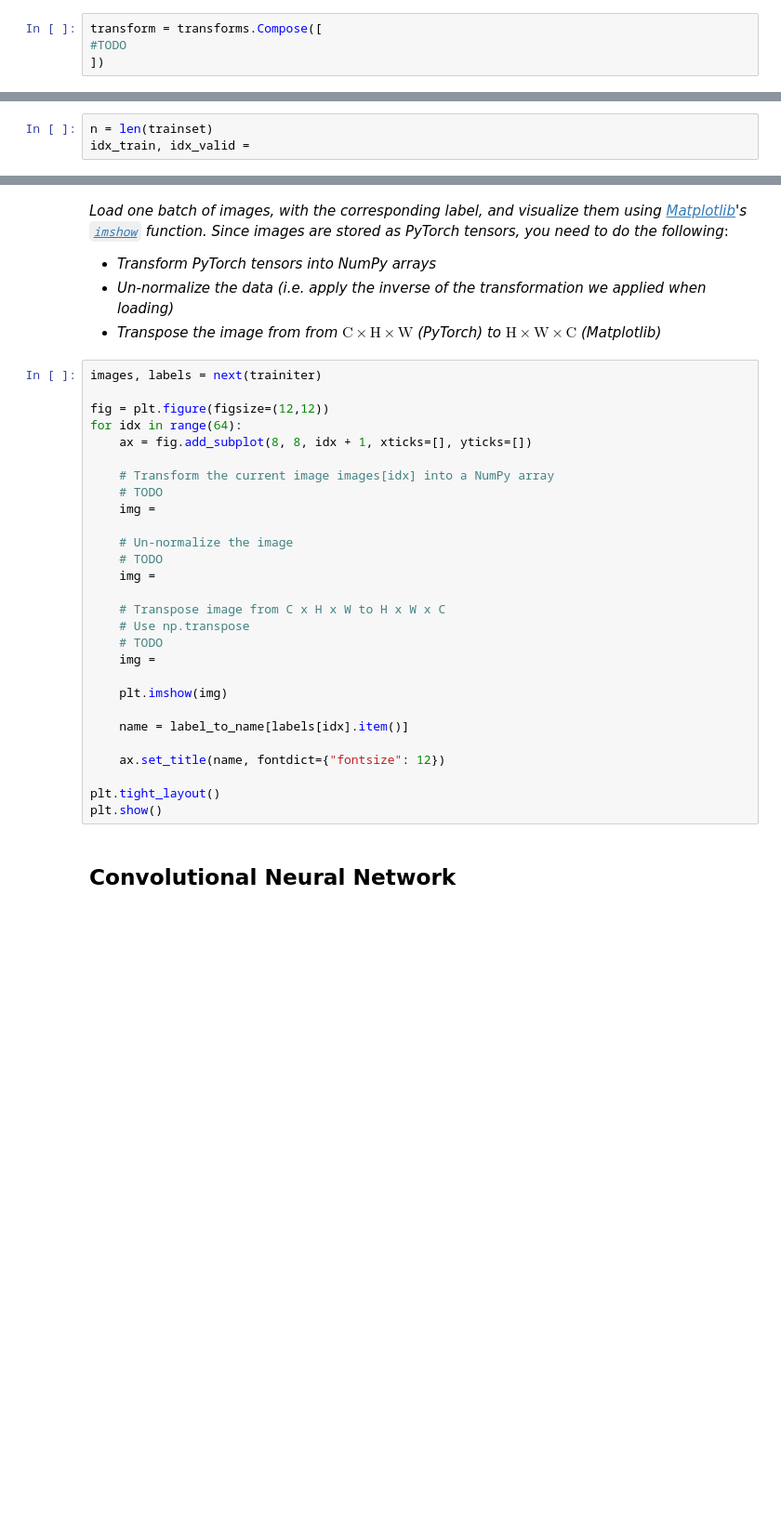
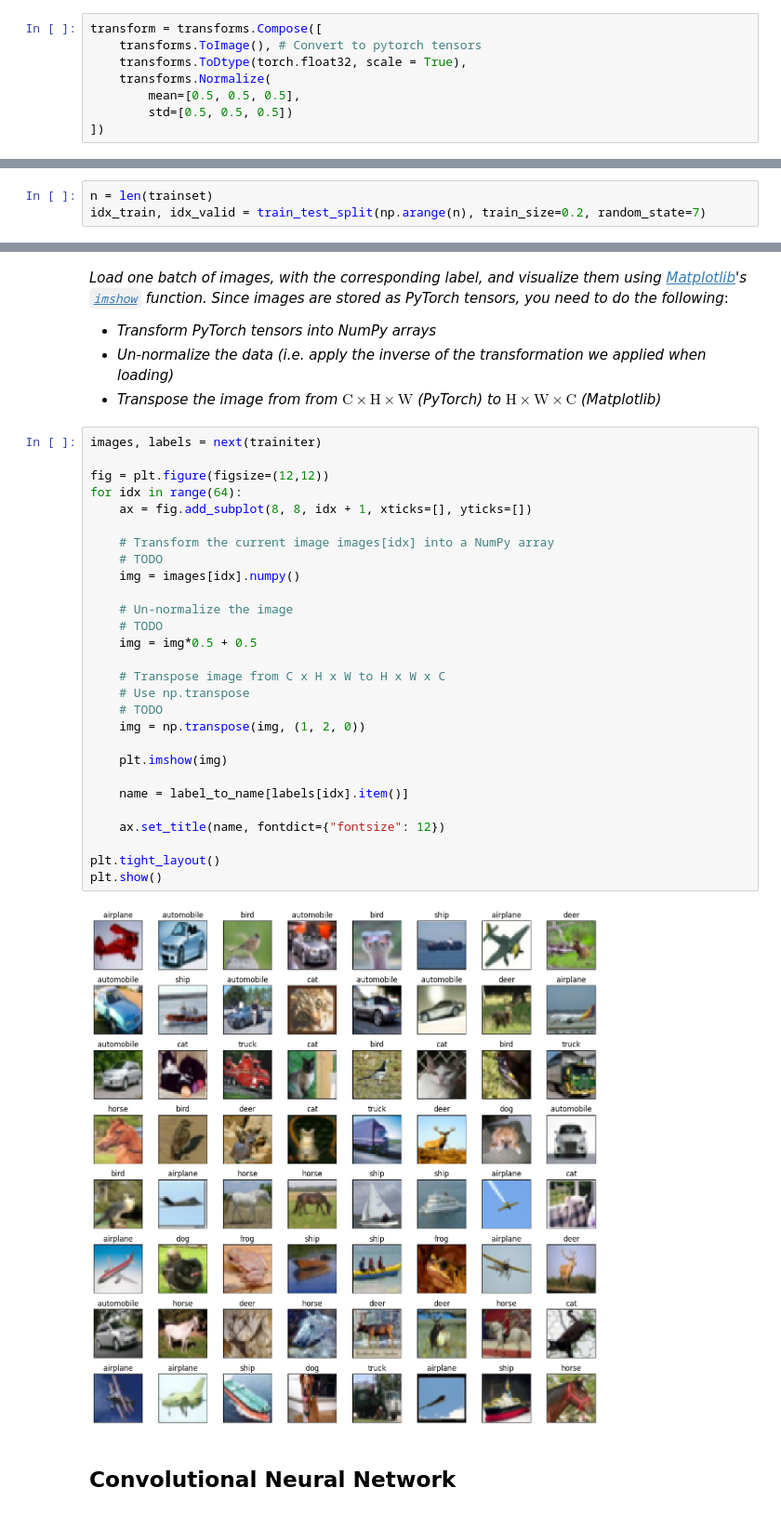
Before and after one commit to ursho2552/pytorch-training, a Jupyter notebook: notebooks/cnn/CNN_Image_Classification_CIFAR-10.ipynb, the cells around one changed output, grey strips where cells are left out. Shown at 93% size. Saved outputs shown, nothing was run; the diff lists cells and outputs as text; blank space fills up the shorter version.

```diff
--- a/notebooks/cnn/CNN_Image_Classification_CIFAR-10.ipynb
+++ b/notebooks/cnn/CNN_Image_Classification_CIFAR-10.ipynb
@@ -57,7 +57,11 @@ The data in [torchvision](https://pytorch.org/vision/stable/index.html)'s data s
 *Define a transformation, using `torchvision.transforms`, converting PIL images to PyTorch tensors and normalising them (with mean and standard deviation of `0.5` for each channel):*
 # %%
 transform = transforms.Compose([
-#TODO
+    transforms.ToImage(), # Convert to pytorch tensors
+    transforms.ToDtype(torch.float32, scale = True),
+    transforms.Normalize(
+        mean=[0.5, 0.5, 0.5],
+        std=[0.5, 0.5, 0.5])
 ])
 # %% [markdown]
 Using the transformation defined above, we can define and download the training and test sets:
@@ -72,7 +76,7 @@ We do not want to look at the test set until the very end, when the model is tra
 *Use [scikit-learn](https://scikit-learn.org/stable/)'s `train_test_split` to define which images (i.e. which indices) of the training set are used for training and which are used for validation, using random sampling. Use 20% of training data for the validation set.*
 # %%
 n = len(trainset)
-idx_train, idx_valid =
+idx_train, idx_valid = train_test_split(np.arange(n), train_size=0.2, random_state=7)
 # %% [markdown]
 Given the indices of the training and validation sets obtained above, it is possible to define PyTorch random data samplers as follows:
 # %%
@@ -116,31 +120,33 @@ PyTorch stores images with in the $\text{C} \times \text{H} \times \text{W}$ ($\
 # %%
 images, labels = next(trainiter)
 
 fig = plt.figure(figsize=(12,12))
 for idx in range(64):
     ax = fig.add_subplot(8, 8, idx + 1, xticks=[], yticks=[])
 
     # Transform the current image images[idx] into a NumPy array
     # TODO
-    img =
+    img = images[idx].numpy()
 
     # Un-normalize the image
     # TODO
-    img =
+    img = img*0.5 + 0.5
 
     # Transpose image from C x H x W to H x W x C
     # Use np.transpose
     # TODO
-    img =
+    img = np.transpose(img, (1, 2, 0))
 
     plt.imshow(img)
 
     name = label_to_name[labels[idx].item()]
 
     ax.set_title(name, fontdict={"fontsize": 12})
 
 plt.tight_layout()
 plt.show()
+# %% [output]
+[figure, added]
 # %% [markdown]
 ## Convolutional Neural Network
 # %% [markdown]
```
Also changed, not shown: parts of 15 cells of this notebook, 2 other files.
